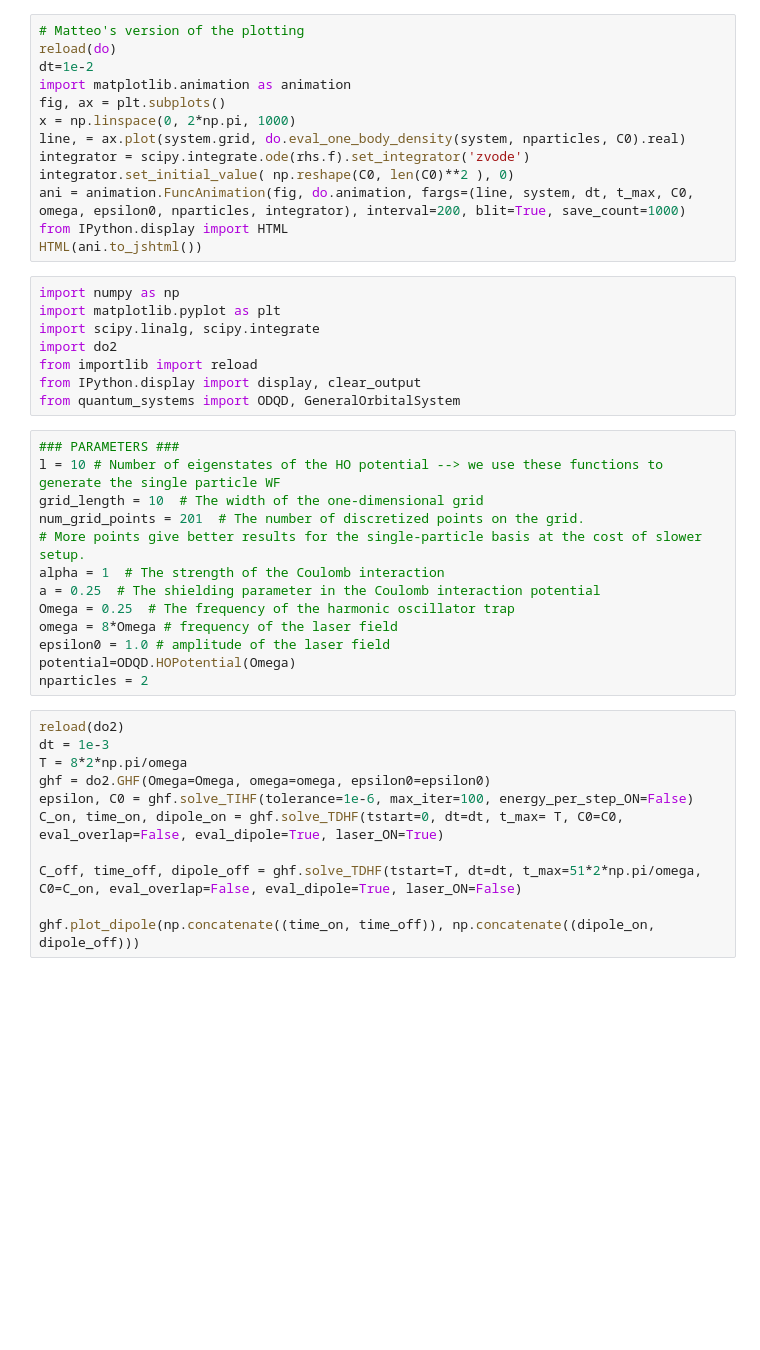
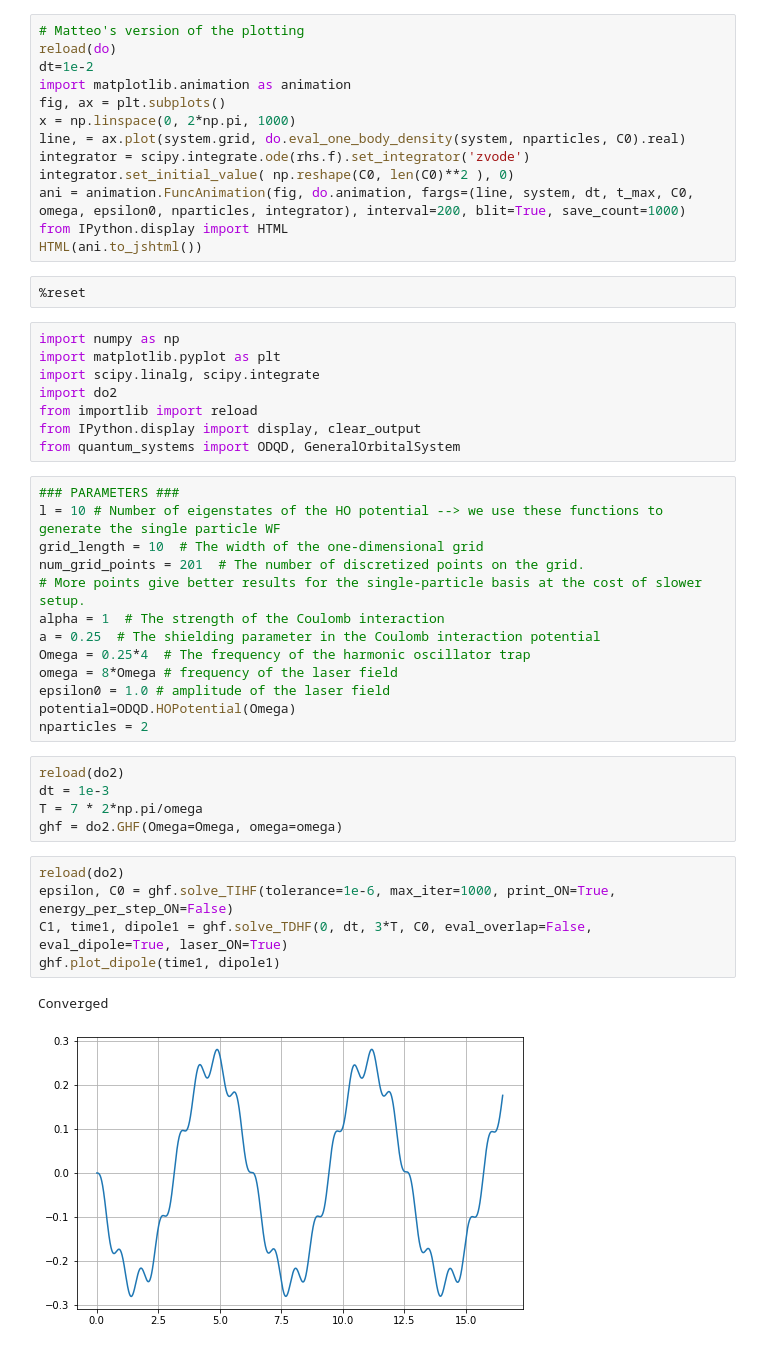
Before and after one commit to Matteo294/FYS4411, a Jupyter notebook: Project2/code/tdhf.ipynb, the cells around one changed output. Saved outputs shown, nothing was run; the diff lists cells and outputs as text; blank space fills up the shorter version.

```diff
--- a/Project2/code/tdhf.ipynb
+++ b/Project2/code/tdhf.ipynb
@@ -11,6 +11,8 @@ integrator.set_initial_value( np.reshape(C0, len(C0)**2 ), 0)
 ani = animation.FuncAnimation(fig, do.animation, fargs=(line, system, dt, t_max, C0, omega, epsilon0, nparticles, integrator), interval=200, blit=True, save_count=1000)
 from IPython.display import HTML
 HTML(ani.to_jshtml())
+# %%
+%reset
 # %%
 import numpy as np
 import matplotlib.pyplot as plt
@@ -27,19 +29,21 @@ num_grid_points = 201  # The number of discretized points on the grid.
 # More points give better results for the single-particle basis at the cost of slower setup.
 alpha = 1  # The strength of the Coulomb interaction
 a = 0.25  # The shielding parameter in the Coulomb interaction potential
-Omega = 0.25  # The frequency of the harmonic oscillator trap
+Omega = 0.25*4  # The frequency of the harmonic oscillator trap
 omega = 8*Omega # frequency of the laser field
 epsilon0 = 1.0 # amplitude of the laser field
 potential=ODQD.HOPotential(Omega)
 nparticles = 2
-# %%
-reload(do2)
-dt = 1e-3
-T = 8*2*np.pi/omega
-ghf = do2.GHF(Omega=Omega, omega=omega, epsilon0=epsilon0)
-epsilon, C0 = ghf.solve_TIHF(tolerance=1e-6, max_iter=100, energy_per_step_ON=False)
-C_on, time_on, dipole_on = ghf.solve_TDHF(tstart=0, dt=dt, t_max= T, C0=C0, eval_overlap=False, eval_dipole=True, laser_ON=True)
-
-C_off, time_off, dipole_off = ghf.solve_TDHF(tstart=T, dt=dt, t_max=51*2*np.pi/omega, C0=C_on, eval_overlap=False, eval_dipole=True, laser_ON=False)
-
-ghf.plot_dipole(np.concatenate((time_on, time_off)), np.concatenate((dipole_on, dipole_off)))
+# %%
+reload(do2)
+dt = 1e-3
+T = 7 * 2*np.pi/omega
+ghf = do2.GHF(Omega=Omega, omega=omega)
+# %%
+reload(do2)
+epsilon, C0 = ghf.solve_TIHF(tolerance=1e-6, max_iter=1000, print_ON=True, energy_per_step_ON=False)
+C1, time1, dipole1 = ghf.solve_TDHF(0, dt, 3*T, C0, eval_overlap=False, eval_dipole=True, laser_ON=True)
+ghf.plot_dipole(time1, dipole1)
+# %% [output]
+Converged
+[figure, added]
```
Also changed, not shown: parts of 4 cells of this notebook, 1 other file.
